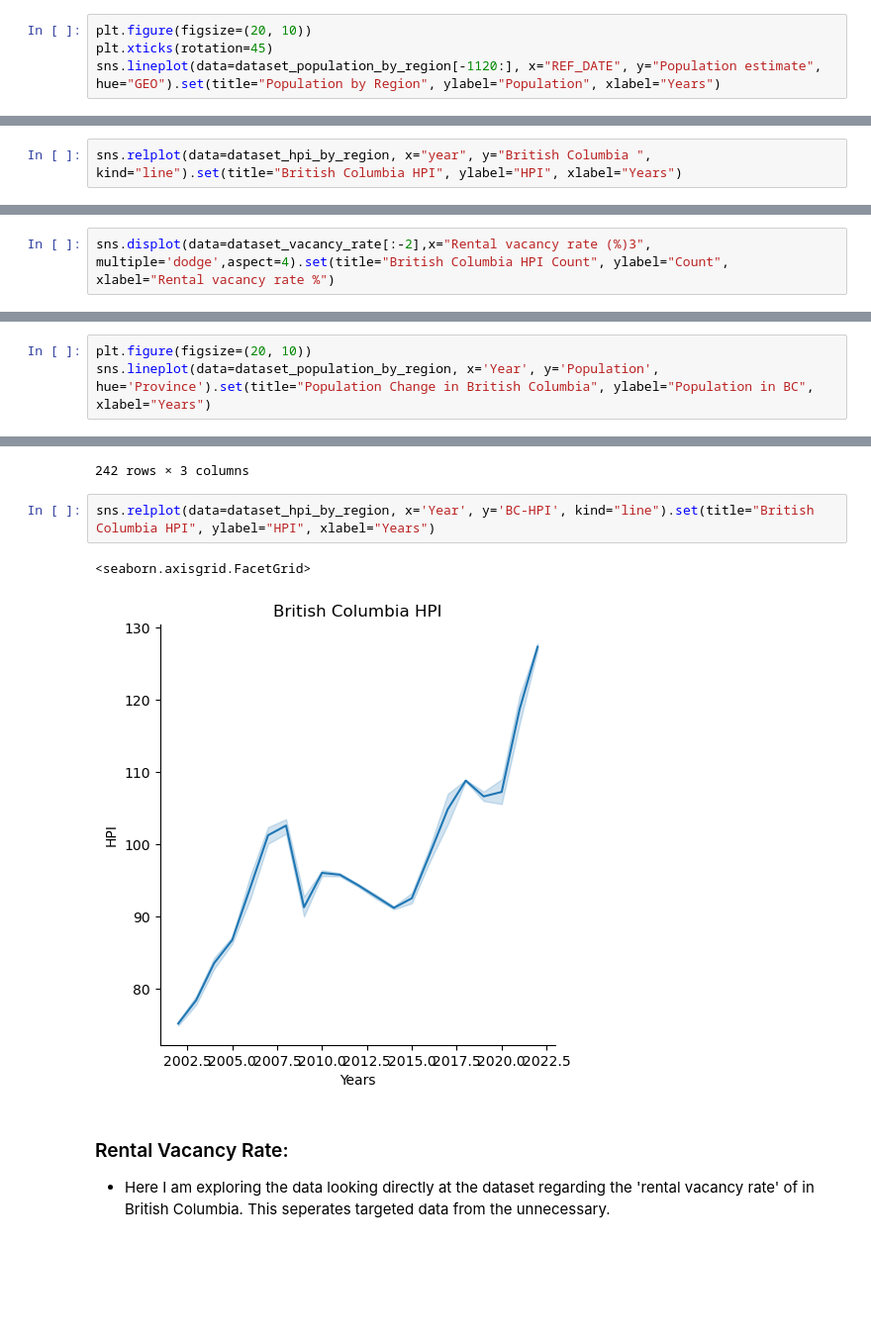
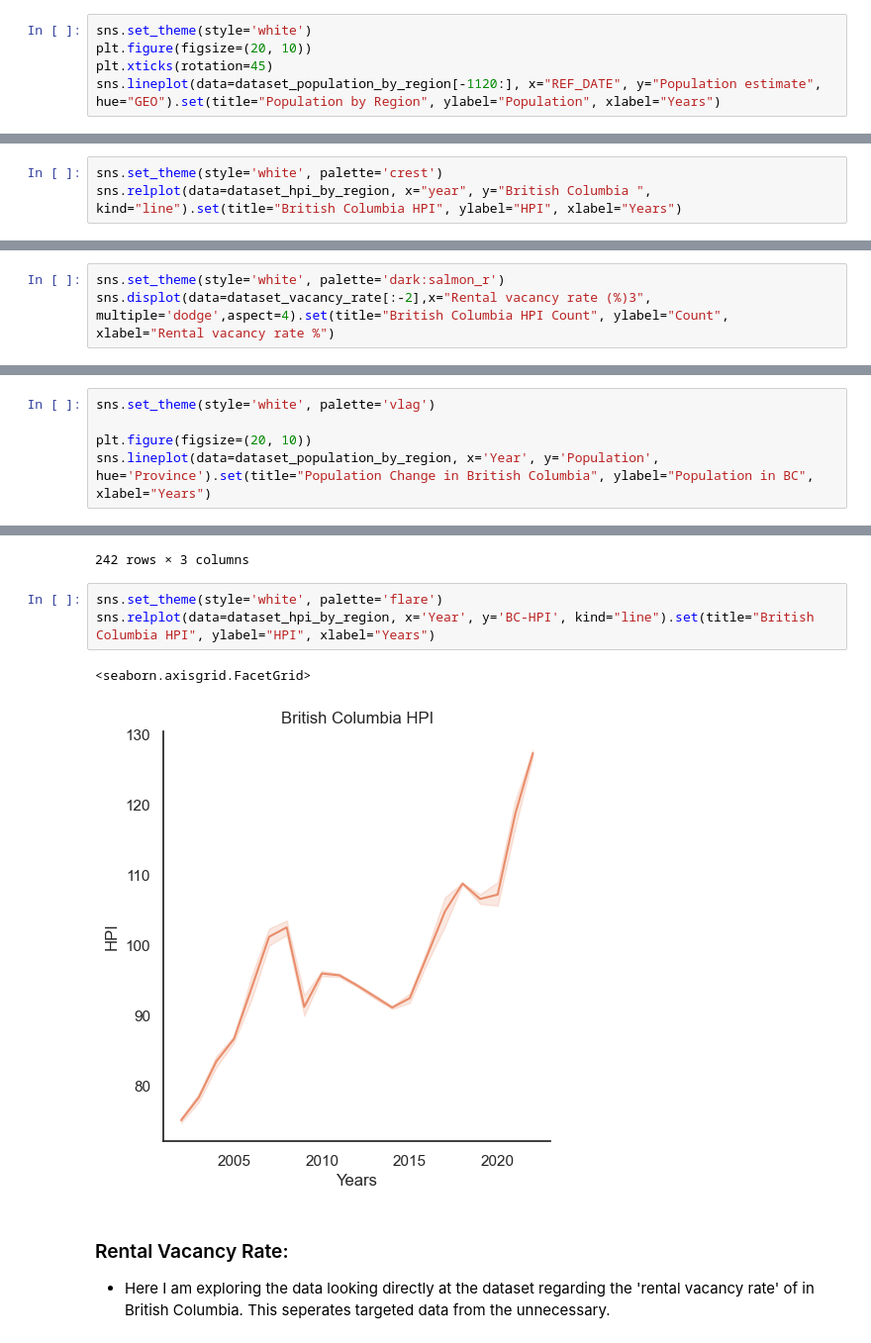
Before and after one commit to ubco-W2022T1-cosc301/group13, a Jupyter notebook: notebooks/analysis2.ipynb, the cells around one changed output, grey strips where cells are left out. Shown at 99% size. Drawn from its saved outputs; the diff is of its cells as text; blank space fills up the shorter version.

```diff
--- a/notebooks/analysis2.ipynb
+++ b/notebooks/analysis2.ipynb
@@ -103,6 +103,7 @@ array(['Canada', 'Newfoundland and Labrador', 'Prince Edward Island',
 
 I chose this type of plot because I wanted to see the overall population growth trend in all the provinces. After looking at the output of this data, which I already had to decrease because it goes all the way to the 1950s, I realised that to see more of the upsloping trend, I will need to reduce the number of years that I will be using in data analysis.
 # %%
+sns.set_theme(style='white')
 plt.figure(figsize=(20, 10))
 plt.xticks(rotation=45)
 sns.lineplot(data=dataset_population_by_region[-1120:], x="REF_DATE", y="Population estimate", hue="GEO").set(title="Population by Region", ylabel="Population", xlabel="Years")
@@ -116,6 +117,7 @@ sns.lineplot(data=dataset_population_by_region[-1120:], x="REF_DATE", y="Populat
 
 I chose this particular graph because I want to see the 'house price index' of only British Columbia and how it has changed over the years. It will be useful to see all the trends and whether they increase with time or decrease with time for my data analysis. This data also goes too far in time that I am not interested in, so in my analysis, I will have to clean up the data to get more recent results.
 # %%
+sns.set_theme(style='white', palette='crest')
 sns.relplot(data=dataset_hpi_by_region, x="year", y="British Columbia ", kind="line").set(title="British Columbia HPI", ylabel="HPI", xlabel="Years")
 # %% [output]
 <seaborn.axisgrid.FacetGrid>
@@ -123,6 +125,7 @@ sns.relplot(data=dataset_hpi_by_region, x="year", y="British Columbia ", kind="l
 # %% [markdown]
 - Graph 3:
 # %%
+sns.set_theme(style='white', palette='dark:salmon_r')
 sns.displot(data=dataset_vacancy_rate[:-2],x="Rental vacancy rate (%)3", multiple='dodge',aspect=4).set(title="British Columbia HPI Count", ylabel="Count", xlabel="Rental vacancy rate %")
 # %% [output]
 <seaborn.axisgrid.FacetGrid>
@@ -169,6 +172,8 @@ dataset_population_by_region
 | 283 | 2022 | British Columbia | 5286528 |
 80 rows × 3 columns
 # %%
+sns.set_theme(style='white', palette='vlag')
+
 plt.figure(figsize=(20, 10))
 sns.lineplot(data=dataset_population_by_region, x='Year', y='Population', hue='Province').set(title="Population Change in British Columbia", ylabel="Population in BC", xlabel="Years")
 # %% [output]
@@ -208,10 +213,11 @@ dataset_hpi_by_region
 | 995 | House only | 127.9 | 2022 |
 242 rows × 3 columns
 # %%
+sns.set_theme(style='white', palette='flare')
 sns.relplot(data=dataset_hpi_by_region, x='Year', y='BC-HPI', kind="line").set(title="British Columbia HPI", ylabel="HPI", xlabel="Years")
 # %% [output]
 <seaborn.axisgrid.FacetGrid>
-[figure, old version]
+[figure, new version]
 # %% [markdown]
 ### Rental Vacancy Rate:
 
```
Also changed, not shown: parts of 12 cells of this notebook, 8 other files.
